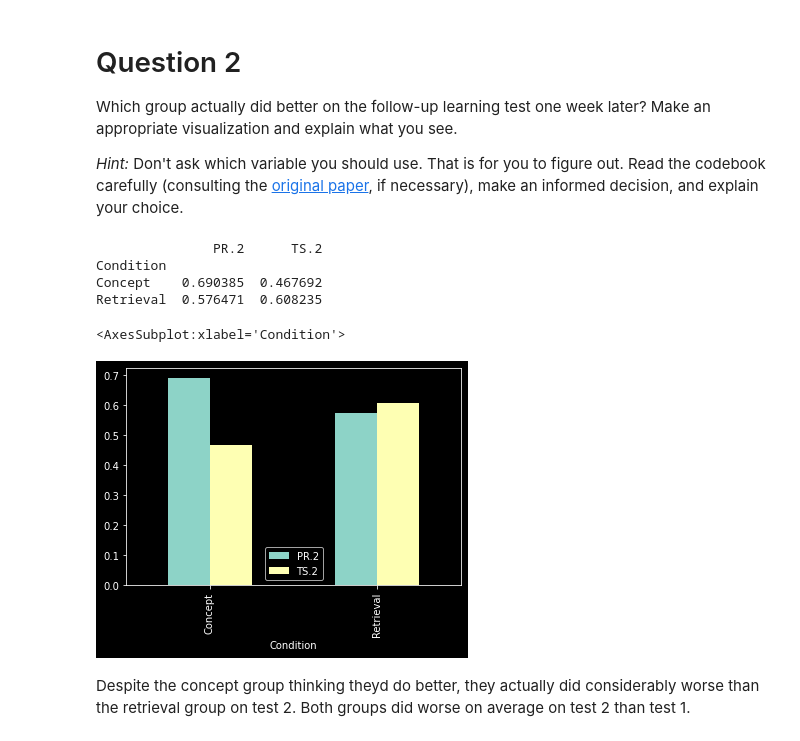
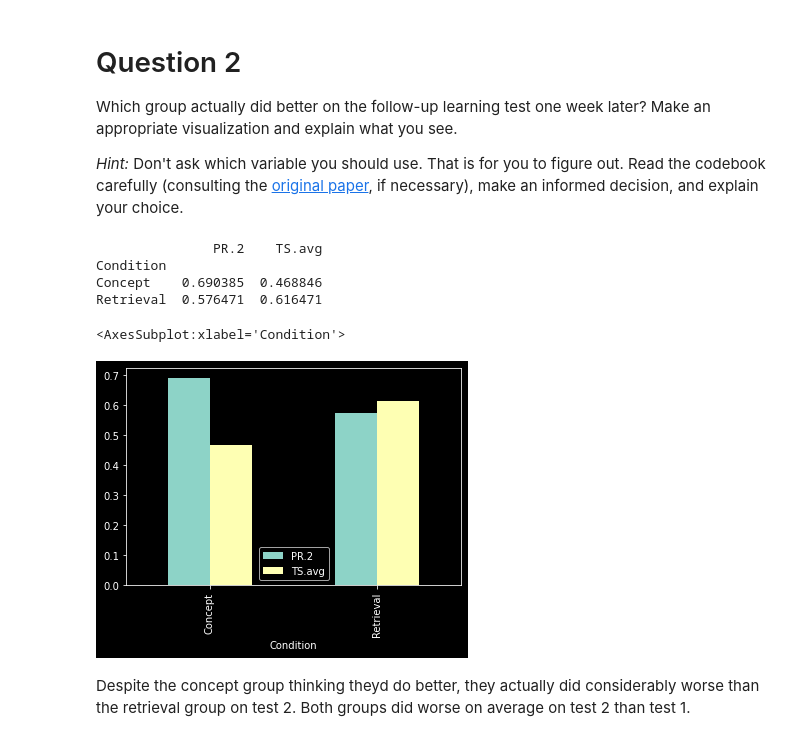
Before and after one commit to sevdeawesome/105, a Jupyter notebook: Lab 4/3C. Retrieval Practice and Learning.ipynb, the cells around one changed output. Drawn from its saved outputs; the diff is of its cells as text; code cells hidden in the pictures.

```diff
--- a/Lab 4/3C. Retrieval Practice and Learning.ipynb
+++ b/Lab 4/3C. Retrieval Practice and Learning.ipynb
@@ -110,16 +110,16 @@ Which group actually did better on the follow-up learning test one week later? M
 _Hint:_ Don't ask which variable you should use. That is for you to figure out. Read the codebook carefully (consulting the [original paper](http://science.sciencemag.org/content/331/6018/772), if necessary), make an informed decision, and explain your choice.
 # %%
 # YOUR CODE HERE
-groups = df.groupby("Condition")["PR.2", "TS.2"].mean()
+groups = df.groupby("Condition")["PR.2", "TS.avg"].mean()
 print(groups)
 groups.plot.bar()
 # %% [output]
-               PR.2      TS.2
+               PR.2    TS.avg
 Condition
-Concept    0.690385  0.467692
-Retrieval  0.576471  0.608235
+Concept    0.690385  0.468846
+Retrieval  0.576471  0.616471
 <AxesSubplot:xlabel='Condition'>
-[figure, old version]
+[figure, new version]
 # %% [markdown]
 Despite the concept group thinking theyd do better, they actually did considerably worse than the retrieval group on test 2. Both groups did worse on average on test 2 than test 1.
 # %% [markdown]
```
Also changed, not shown: parts of 1 cell of this notebook, 1 other file.
